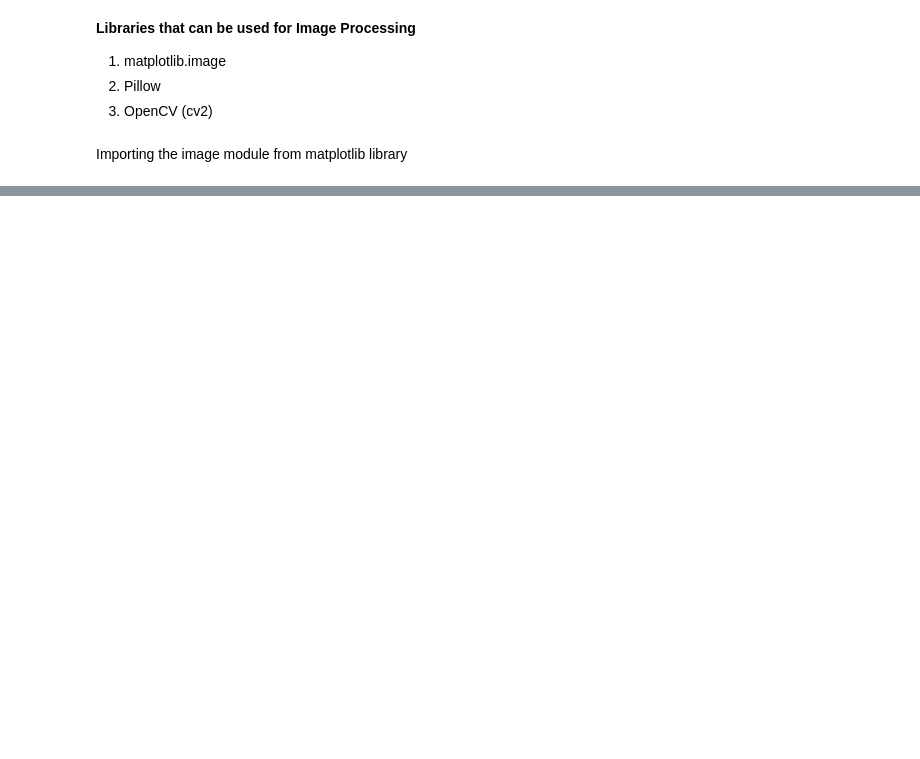
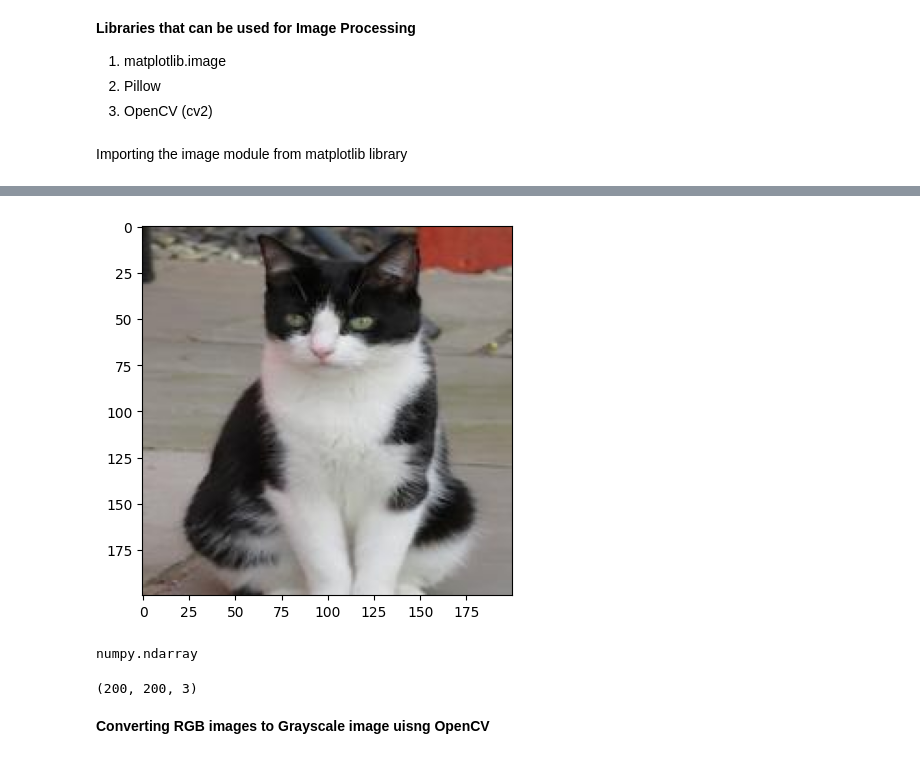
Before and after one commit to sushmitamalakar10/deep-learning-projects, a Jupyter notebook: ImageProcessing.ipynb, the cells around one changed output, grey strips where cells are left out. Drawn from its saved outputs; the diff is of its cells as text; code cells hidden in the pictures; blank space fills up the shorter version.

```diff
--- a/ImageProcessing.ipynb
+++ b/ImageProcessing.ipynb
@@ -34,0 +84,17 @@ img = mpimg.imread('/content/cat.jpg')
+# %%
+img = mpimg.imread('/content/cat_resized.jpg')
+# %%
+img_plot = plt.imshow(img)
+plt.show()
+# %% [output]
+[figure, added]
+# %%
+type(img)
+# %% [output]
+numpy.ndarray
+# %%
+img.shape
+# %% [output]
+(200, 200, 3)
+# %% [markdown]
+**Converting RGB images to Grayscale image uisng OpenCV**
```
Also changed, not shown: parts of 24 cells of this notebook.
